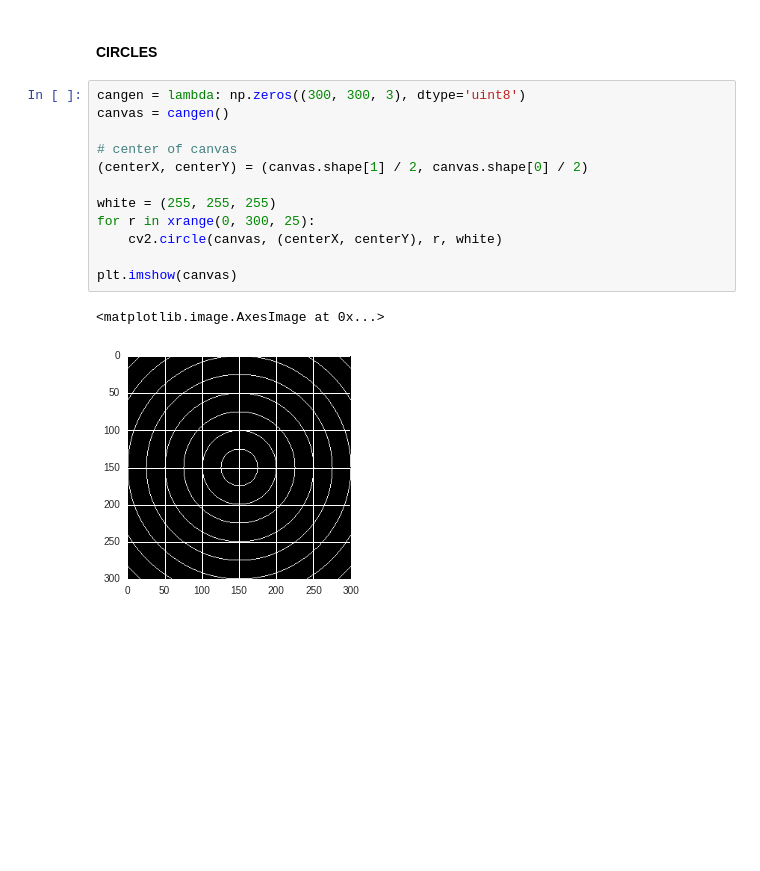
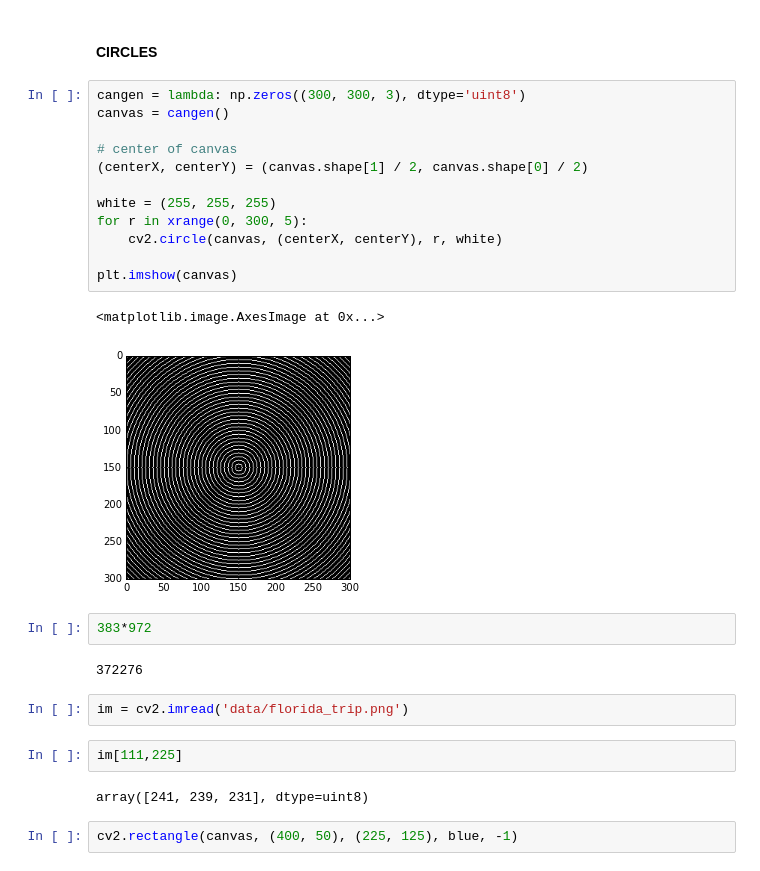
Before and after one commit to YaroslavSchubert/pyimagegurus, a Jupyter notebook: pyimagegurus.ipynb, the cells around one changed output. Drawn from its saved outputs; the diff is of its cells as text; blank space fills up the shorter version.

```diff
--- a/pyimagegurus.ipynb
+++ b/pyimagegurus.ipynb
@@ -178,15 +169,27 @@ plt.imshow(canvas)
 # %%
 cangen = lambda: np.zeros((300, 300, 3), dtype='uint8')
 canvas = cangen()
 
 # center of canvas
 (centerX, centerY) = (canvas.shape[1] / 2, canvas.shape[0] / 2)
 
 white = (255, 255, 255)
-for r in xrange(0, 300, 25):
+for r in xrange(0, 300, 5):
     cv2.circle(canvas, (centerX, centerY), r, white)
 
 plt.imshow(canvas)
 # %% [output]
 <matplotlib.image.AxesImage at 0x...>
-[figure, old version]
+[figure, new version]
+# %%
+383*972
+# %% [output]
+372276
+# %%
+im = cv2.imread('data/florida_trip.png')
+# %%
+im[111,225]
+# %% [output]
+array([241, 239, 231], dtype=uint8)
+# %%
+cv2.rectangle(canvas, (400, 50), (225, 125), blue, -1)
```
Also changed, not shown: parts of 63 cells of this notebook, 4 other files.
